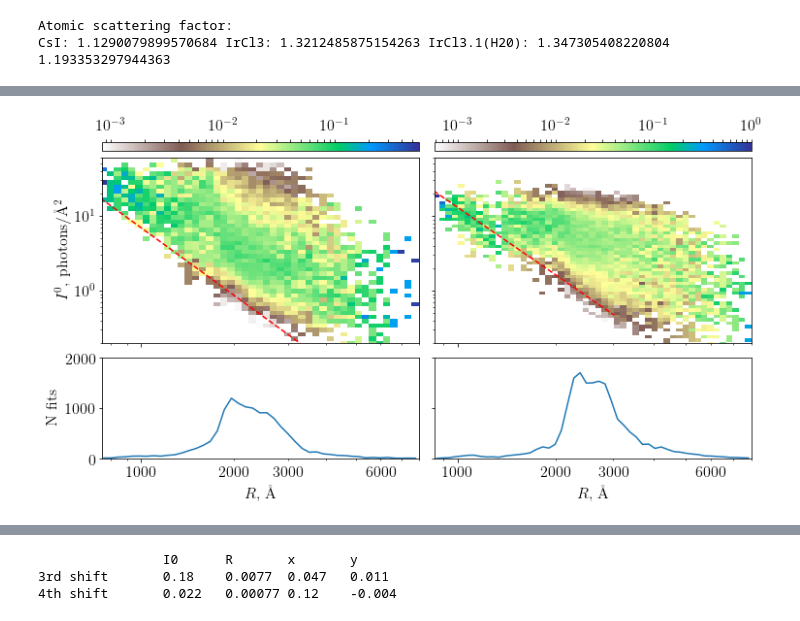
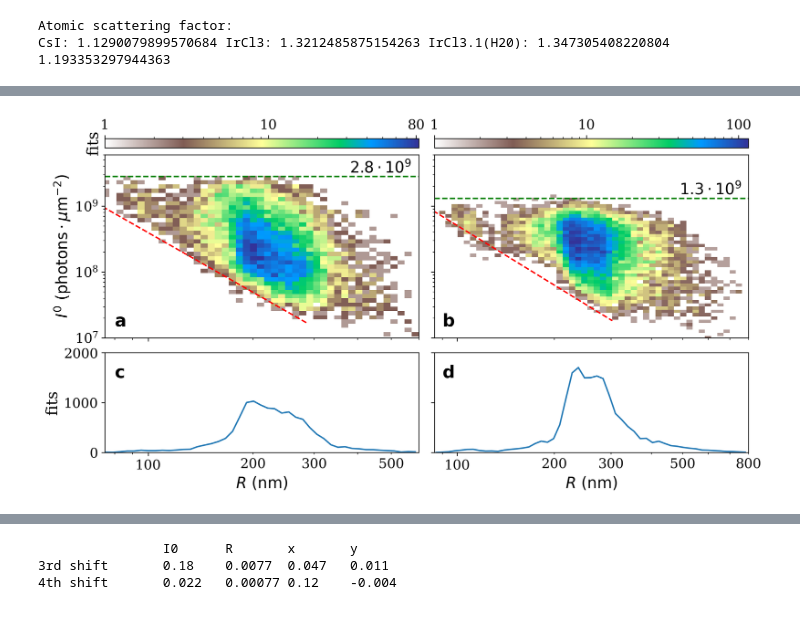
Before and after one commit to FilipeMaia/euxfel2013-analysis, a Jupyter notebook: figs/show_fits_analysis.ipynb, the cells around one changed output, grey strips where cells are left out. Saved outputs shown, nothing was run; the diff lists cells and outputs as text; code cells hidden in the pictures.

```diff
--- a/figs/show_fits_analysis.ipynb
+++ b/figs/show_fits_analysis.ipynb
@@ -129,5 +147,10 @@ plt.show()
+# %%
+fits.P[:,3] /= 10.
+# %%
+#fits.P[:,2] *= Eph*1e20*1.602176565e-19*1000
+fits.P[:,2] *= 1e8
 # %%
-fig = plt.figure(figsize=(12, 6))
+fig = plt.figure(figsize=(12, 6), tight_layout=False, dpi=300)
 grid = plt.GridSpec(2, 2, hspace=0.1, wspace=0.05, height_ratios=[2, 1])
 
 # 3rd shift
@@ -137,76 +160,105 @@ ax1 = fig.add_subplot(grid[0, 0])
 ax2 = fig.add_subplot(grid[1, 0])
 
 
+
+
 divider1 = make_axes_locatable(ax1)
 cax1 = divider1.append_axes("top", size="5%", pad=0.1)
 
-H, Rb, Ib = fits.get_IR_distribution(k=k, Imx=60,Rmx=8000)
+H, Rb, Ib = fits.get_IR_distribution(k=k, Imx=60e8,Rmx=600)
 hh = np.histogram(fits.P[k,3], bins=Rb)[0]
-im = fits.plot_IR_distribution(Rb, Ib, H/hh, ax=ax1)
-plt.colorbar(im, cax=cax1, orientation='horizontal')
+im = fits.plot_IR_distribution(Rb, Ib, H, ax=ax1)
+cbar1 = plt.colorbar(im, cax=cax1, orientation='horizontal')
 cax1.xaxis.set_ticks_position('top')
+#cax1.set_xticklabels([1, '', '', '', '', '', '', '', '', 10, '', '', '', '', '', '', 80])
+cbar1.set_ticks([1,10,80])
+cbar1.set_ticklabels([1,10,80])
 
-ax1.loglog(Rb[:30], 7e9 / Rb[:30]**3, 'r--')
+
+#ax1.loglog(Rb[:30], 4e14 / Rb[:30]**3, 'r--')
+ax1.loglog(Rb[:30], 2.8e9 * 52**3 / Rb[:30]**3, 'r--')
+
+ax1.loglog([75, 600], [2.8e9, 2.8e9], 'g--')
+ax1.text(380,3.2e9, '$2.8\cdot 10^9$', fontsize=16)
+#ax1.text(80,2.5e8, '$4\cdot 10^{14}\cdot R^{-3}$', rotation=-30)
+
 
 ax1.tick_params(which='both', labelbottom=False)
 ax1.set_xlabel('')
-ax1.set_xlim(750,8000)
-ax1.set_ylim(.2,60)
+ax1.set_xlim(75,600)
+ax1.set_ylim(1e7,60e8)
+ax1.set_ylabel('$I^0\ (\mathrm{photons}\cdot\mu\mathrm{m}^{-2})$')
 
 
 ax2.plot(0.5*(Rb[1:]+Rb[:-1]),hh)
 ax2.semilogx()
-ax2.set_xlabel('$R$, \AA')
-ax2.set_ylabel('N fits')
+ax2.set_xlabel('$R\ (\mathrm{nm})$')
+ax2.set_ylabel('fits')
 ax2.set_ylim(0, 2000)
-ax2.set_xlim(750,8000)
-ax2.set_xticks([1000])
-ax2.set_xticks([800, 900] + list(range(2000, 9000, 1000)), minor=True)
-ax2.set_xticklabels(['1000'])
-ax2.set_xticklabels(['', '', '2000', '3000', '','', '6000', '', ''], minor=True)
+ax2.set_xlim(75,600)
+ax2.set_xticks([100])
+ax2.set_xticks([80, 90] + list(range(200, 600, 100)), minor=True)
+ax2.set_xticklabels(['100'])
+ax2.set_xticklabels(['', '', '200', '300', '','500', '', '', '800'], minor=True)
+
+ax1.text(80,1.5e7,'$\mathbf{a}$', fontsize=18)
+ax2.text(80,1500,'$\mathbf{c}$', fontsize=18)
 
 
 
 # 4th shift
 k, = np.where(np.logical_and(fits.grp >= 2, fits.grp < 4))
 
 ax3 = fig.add_subplot(grid[0, 1])
 ax4 = fig.add_subplot(grid[1, 1])
 
 divider3 = make_axes_locatable(ax3)
 cax3 = divider3.append_axes("top", size="5%", pad=0.1)
 
-H, Rb, Ib = fits.get_IR_distribution(k=k, Imx=30,Rmx=8000)
+H, Rb, Ib = fits.get_IR_distribution(k=k, Imx=30e8,Rmx=800)
 hh = np.histogram(fits.P[k,3], bins=Rb)[0]
-im = fits.plot_IR_distribution(Rb, Ib, H/hh, ax=ax3)
-plt.colorbar(im, cax=cax3, orientation='horizontal')
+H1 = H/hh
+R1 = Rb
+I1 = Ib
+im = fits.plot_IR_distribution(Rb, Ib, H, ax=ax3)
+cbar2 = plt.colorbar(im, cax=cax3, orientation='horizontal')
 cax3.xaxis.set_ticks_position('top')
+cbar2.set_ticks([1,10,100])
+cbar2.set_ticklabels([1,10,100])
+cax1.set_ylabel('fits')
 
-ax3.loglog(Rb[:30], 1.3e10 / Rb[:30]**3, 'r--')
+#ax3.loglog(Rb[:30], 5e14 / Rb[:30]**3, 'r--')
+ax3.loglog(Rb[:30], 1.3e9 * 73**3 / Rb[:30]**3, 'r--')
+ax3.loglog([85, 800], [1.3e9, 1.3e9], '--', color='green')
+ax3.text(490,1.5e9, '$1.3\cdot 10^9$', fontsize=16)
+#ax3.text(150,0.5e8, '$5\cdot 10^{14}\cdot R^{-3}$', rotation=-32)
 
 ax3.tick_params(which='both', labelbottom=False, labelleft=False)
 
 ax3.set_xlabel('')
 ax3.set_ylabel('')
-ax3.set_xlim(850,8000)
-ax3.set_ylim(.2,60)
+ax3.set_xlim(85,800)
+ax3.set_ylim(1e7,60e8)
 
 
 ax4.plot(0.5*(Rb[1:]+Rb[:-1]),hh)
 ax4.semilogx()
 ax4.tick_params(which='both', labelleft=False, labelbottom=True)
 
 ax4.set_ylabel('')
-ax4.set_xlabel('$R$, \AA')
+ax4.set_xlabel('$R\ (\mathrm{nm})$')
 ax4.set_ylim(0, 2000)
-ax4.set_xlim(850,8000)
-ax4.set_xticks([1000])
-ax4.set_xticks([900] + list(range(2000, 9000, 1000)), minor=True)
-ax4.set_xticklabels(['1000'])
-ax4.set_xticklabels(['', '2000', '3000', '','', '6000', '', ''], minor=True)
+ax4.set_xlim(85,800)
+ax4.set_xticks([100])
+ax4.set_xticks([90] + list(range(200, 900, 100)), minor=True)
+ax4.set_xticklabels(['100'])
+ax4.set_xticklabels(['', '200', '300', '','500', '', '', '800'], minor=True)
 
+ax3.text(90,1.5e7,'$\mathbf{b}$', fontsize=18)
+ax4.text(90,1500,'$\mathbf{d}$', fontsize=18)
 
-plt.savefig("fig_fits_3.png", dpi=300)
+plt.savefig("pdf/figure_2.pdf")
+plt.savefig("eps/figure_2.eps")
 plt.show()
 # %% [output]
-[figure, old version]
+[figure, new version]
```
Also changed, not shown: parts of 13 cells of this notebook, 48 other files.
